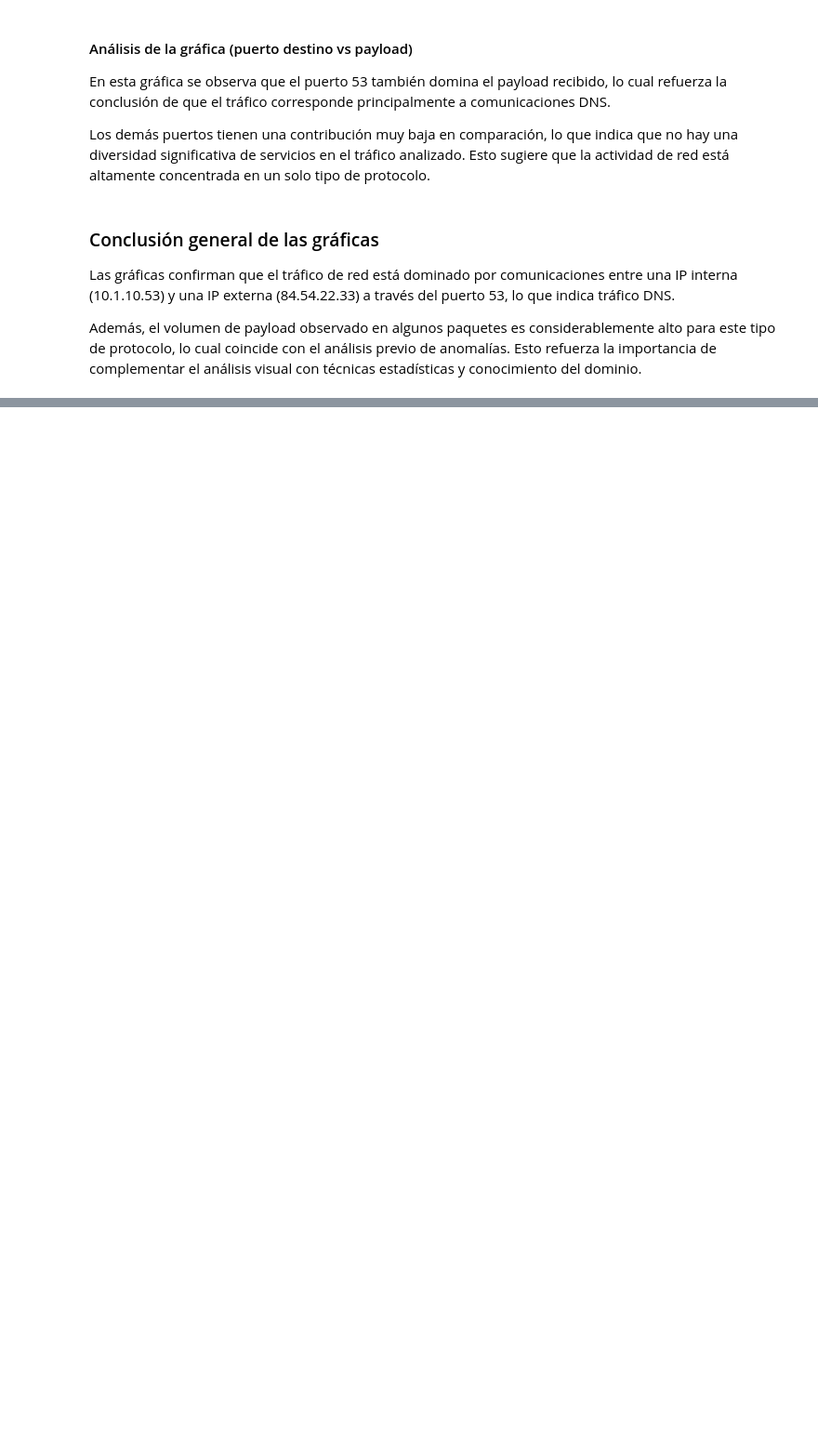
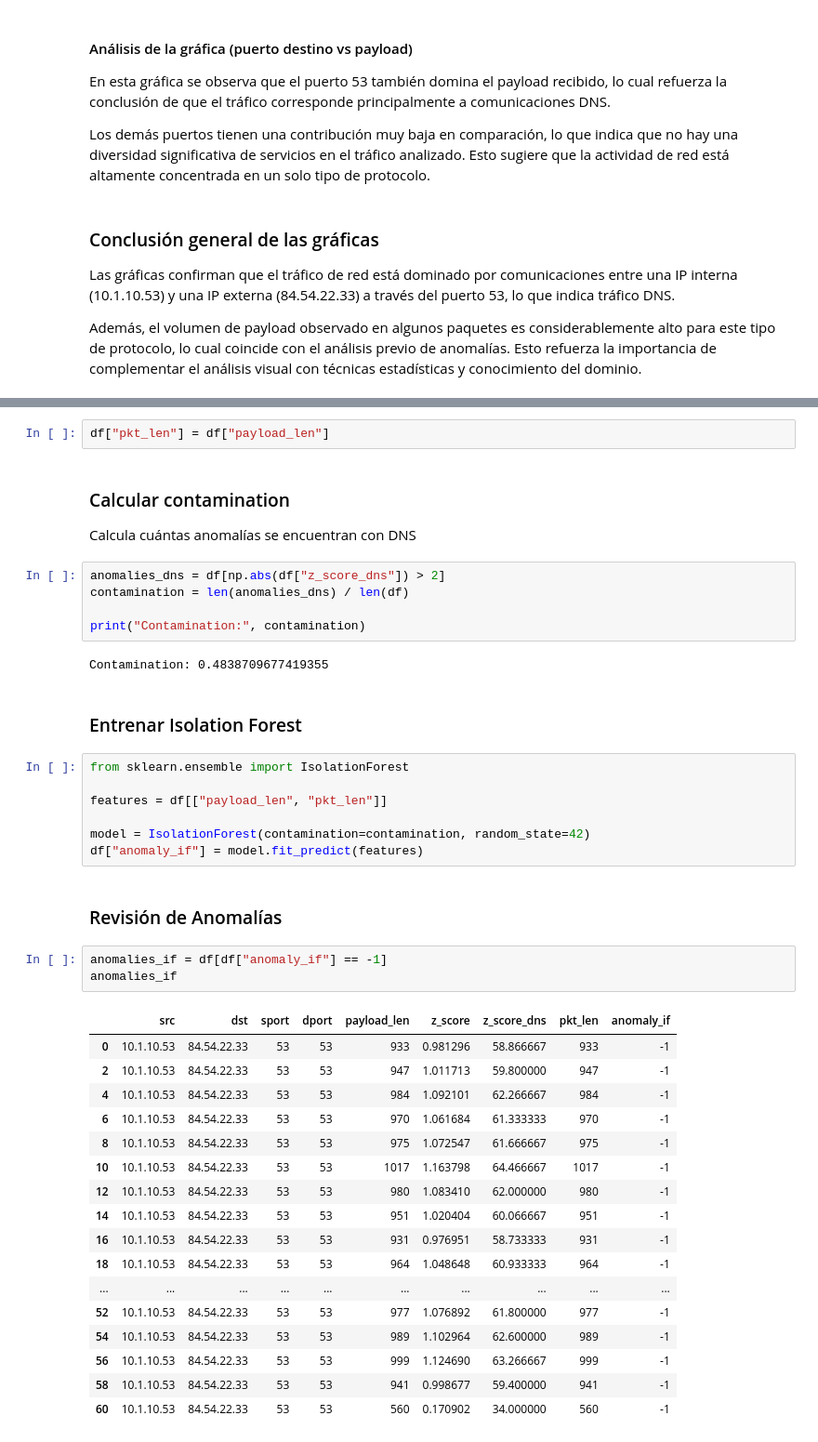
Before and after one commit to EdwinOrtegaK/Lab05_SDS, a Jupyter notebook: network_analysis_scapy.ipynb, the cells around one changed output, grey strips where cells are left out. Shown at 93% size. Saved outputs shown, nothing was run; the diff lists cells and outputs as text; blank space fills up the shorter version.

Commit message:
feat: implement isolation forest for anomaly detection and finalize network traffic analysis

```diff
--- a/network_analysis_scapy.ipynb
+++ b/network_analysis_scapy.ipynb
@@ -474,0 +477,45 @@ Además, el volumen de payload observado en algunos paquetes es considerablement
+# %%
+df["pkt_len"] = df["payload_len"]
+# %% [markdown]
+### Calcular contamination
+
+Calcula cuántas anomalías se encuentran con DNS
+# %%
+anomalies_dns = df[np.abs(df["z_score_dns"]) > 2]
+contamination = len(anomalies_dns) / len(df)
+
+print("Contamination:", contamination)
+# %% [output]
+Contamination: 0.4838709677419355
+# %% [markdown]
+### Entrenar Isolation Forest
+# %%
+from sklearn.ensemble import IsolationForest
+
+features = df[["payload_len", "pkt_len"]]
+
+model = IsolationForest(contamination=contamination, random_state=42)
+df["anomaly_if"] = model.fit_predict(features)
+# %% [markdown]
+### Revisión de Anomalías
+# %%
+anomalies_if = df[df["anomaly_if"] == -1]
+anomalies_if
+# %% [output]
+|  | src | dst | sport | dport | payload_len | z_score | z_score_dns | pkt_len | anomaly_if |
+| 0 | 10.1.10.53 | 84.54.22.33 | 53 | 53 | 933 | 0.981296 | 58.866667 | 933 | -1 |
+| 2 | 10.1.10.53 | 84.54.22.33 | 53 | 53 | 947 | 1.011713 | 59.800000 | 947 | -1 |
+| 4 | 10.1.10.53 | 84.54.22.33 | 53 | 53 | 984 | 1.092101 | 62.266667 | 984 | -1 |
+| 6 | 10.1.10.53 | 84.54.22.33 | 53 | 53 | 970 | 1.061684 | 61.333333 | 970 | -1 |
+| 8 | 10.1.10.53 | 84.54.22.33 | 53 | 53 | 975 | 1.072547 | 61.666667 | 975 | -1 |
+| 10 | 10.1.10.53 | 84.54.22.33 | 53 | 53 | 1017 | 1.163798 | 64.466667 | 1017 | -1 |
+| 12 | 10.1.10.53 | 84.54.22.33 | 53 | 53 | 980 | 1.083410 | 62.000000 | 980 | -1 |
+| 14 | 10.1.10.53 | 84.54.22.33 | 53 | 53 | 951 | 1.020404 | 60.066667 | 951 | -1 |
+| 16 | 10.1.10.53 | 84.54.22.33 | 53 | 53 | 931 | 0.976951 | 58.733333 | 931 | -1 |
+| 18 | 10.1.10.53 | 84.54.22.33 | 53 | 53 | 964 | 1.048648 | 60.933333 | 964 | -1 |
+| ... | ... | ... | ... | ... | ... | ... | ... | ... | ... |
+| 52 | 10.1.10.53 | 84.54.22.33 | 53 | 53 | 977 | 1.076892 | 61.800000 | 977 | -1 |
+| 54 | 10.1.10.53 | 84.54.22.33 | 53 | 53 | 989 | 1.102964 | 62.600000 | 989 | -1 |
+| 56 | 10.1.10.53 | 84.54.22.33 | 53 | 53 | 999 | 1.124690 | 63.266667 | 999 | -1 |
+| 58 | 10.1.10.53 | 84.54.22.33 | 53 | 53 | 941 | 0.998677 | 59.400000 | 941 | -1 |
+| 60 | 10.1.10.53 | 84.54.22.33 | 53 | 53 | 560 | 0.170902 | 34.000000 | 560 | -1 |
```
Also changed, not shown: parts of 4 cells of this notebook.
